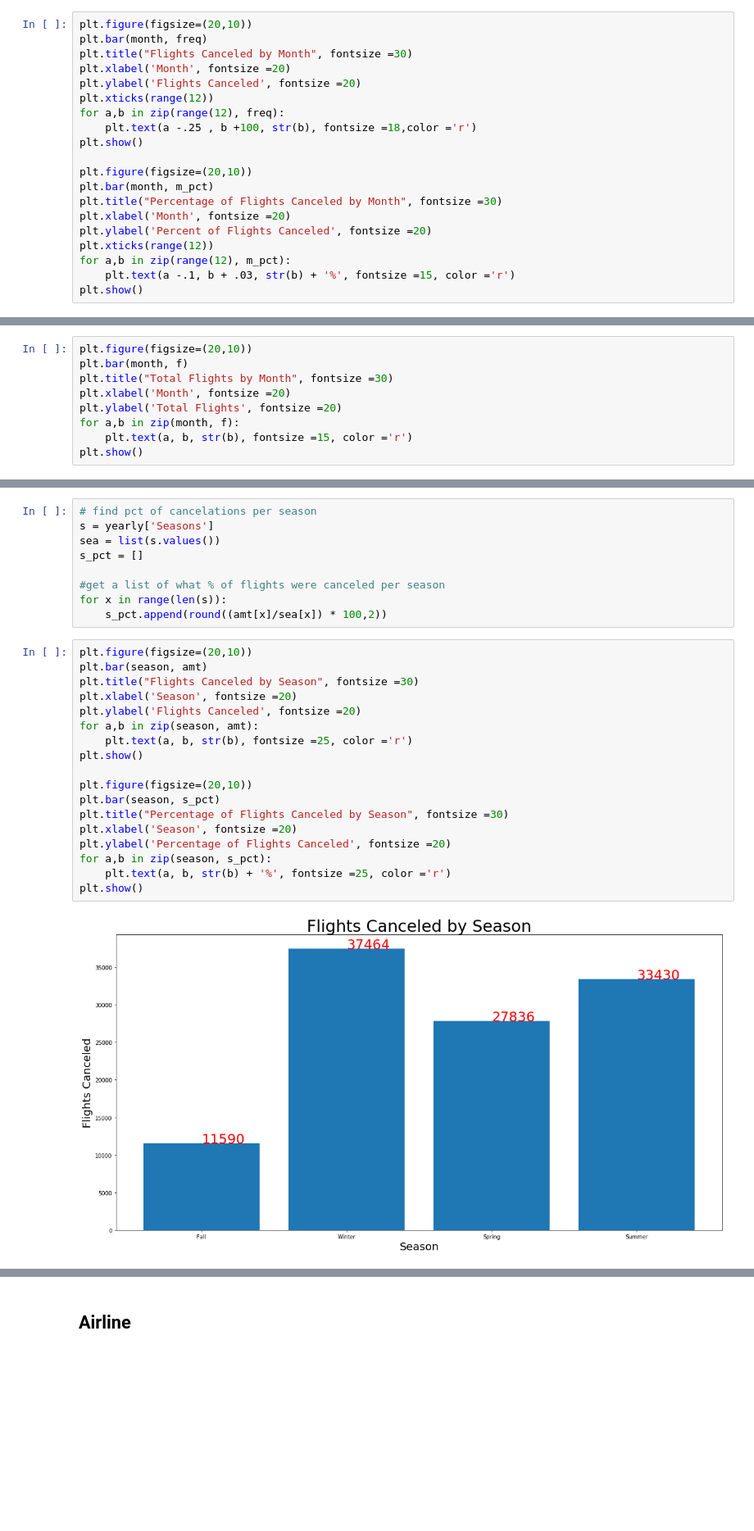
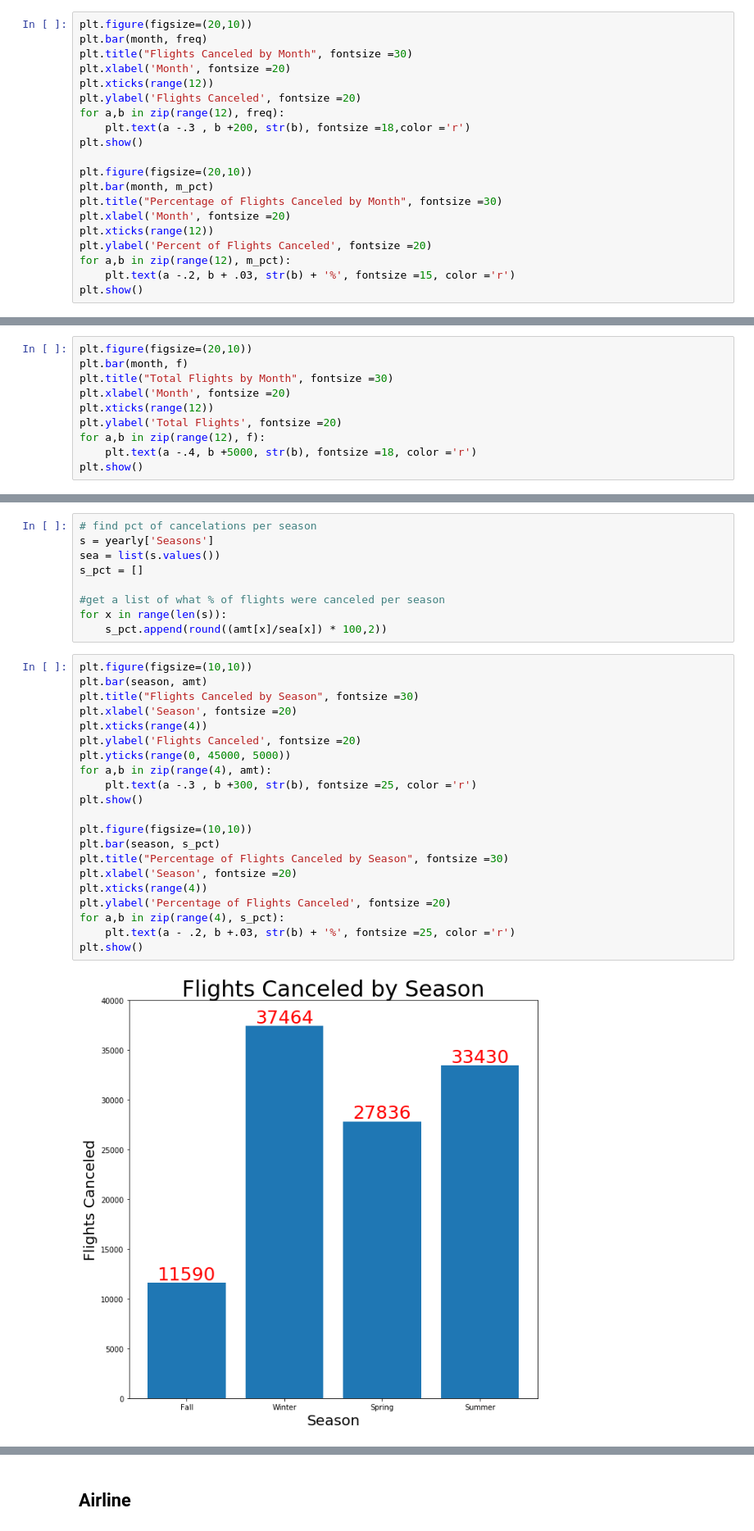
Before and after one commit to Arimorris/canceled_flights, a Jupyter notebook: visuals.ipynb, the cells around one changed output, grey strips where cells are left out. Shown at 82% size. Saved outputs shown, nothing was run; the diff lists cells and outputs as text; blank space fills up the shorter version.

Commit message:
tweaked graphs

```diff
--- a/visuals.ipynb
+++ b/visuals.ipynb
@@ -66,20 +63,20 @@ plt.figure(figsize=(20,10))
 plt.bar(month, freq)
 plt.title("Flights Canceled by Month", fontsize =30)
 plt.xlabel('Month', fontsize =20)
+plt.xticks(range(12))
 plt.ylabel('Flights Canceled', fontsize =20)
-plt.xticks(range(12))
 for a,b in zip(range(12), freq):
-    plt.text(a -.25 , b +100, str(b), fontsize =18,color ='r')
+    plt.text(a -.3 , b +200, str(b), fontsize =18,color ='r')
 plt.show()
 
 plt.figure(figsize=(20,10))
 plt.bar(month, m_pct)
 plt.title("Percentage of Flights Canceled by Month", fontsize =30)
 plt.xlabel('Month', fontsize =20)
+plt.xticks(range(12))
 plt.ylabel('Percent of Flights Canceled', fontsize =20)
-plt.xticks(range(12))
 for a,b in zip(range(12), m_pct):
-    plt.text(a -.1, b + .03, str(b) + '%', fontsize =15, color ='r')
+    plt.text(a -.2, b + .03, str(b) + '%', fontsize =15, color ='r')
 plt.show()
 # %% [output]
 [figure]
@@ -93,8 +86,9 @@ plt.figure(figsize=(20,10))
 plt.bar(month, f)
 plt.title("Total Flights by Month", fontsize =30)
 plt.xlabel('Month', fontsize =20)
+plt.xticks(range(12))
 plt.ylabel('Total Flights', fontsize =20)
-for a,b in zip(month, f):
-    plt.text(a, b, str(b), fontsize =15, color ='r')
+for a,b in zip(range(12), f):
+    plt.text(a -.4, b +5000, str(b), fontsize =18, color ='r')
 plt.show()
 # %% [output]
@@ -141,22 +135,25 @@ s_pct = []
 for x in range(len(s)):
     s_pct.append(round((amt[x]/sea[x]) * 100,2))
 # %%
-plt.figure(figsize=(20,10))
+plt.figure(figsize=(10,10))
 plt.bar(season, amt)
 plt.title("Flights Canceled by Season", fontsize =30)
 plt.xlabel('Season', fontsize =20)
+plt.xticks(range(4))
 plt.ylabel('Flights Canceled', fontsize =20)
-for a,b in zip(season, amt):
-    plt.text(a, b, str(b), fontsize =25, color ='r')
+plt.yticks(range(0, 45000, 5000))
+for a,b in zip(range(4), amt):
+    plt.text(a -.3 , b +300, str(b), fontsize =25, color ='r')
 plt.show()
 
-plt.figure(figsize=(20,10))
+plt.figure(figsize=(10,10))
 plt.bar(season, s_pct)
 plt.title("Percentage of Flights Canceled by Season", fontsize =30)
 plt.xlabel('Season', fontsize =20)
+plt.xticks(range(4))
 plt.ylabel('Percentage of Flights Canceled', fontsize =20)
-for a,b in zip(season, s_pct):
-    plt.text(a, b, str(b) + '%', fontsize =25, color ='r')
+for a,b in zip(range(4), s_pct):
+    plt.text(a - .2, b +.03, str(b) + '%', fontsize =25, color ='r')
 plt.show()
 # %% [output]
-[figure, old version]
+[figure, new version]
```
Also changed, not shown: parts of 19 cells of this notebook.
